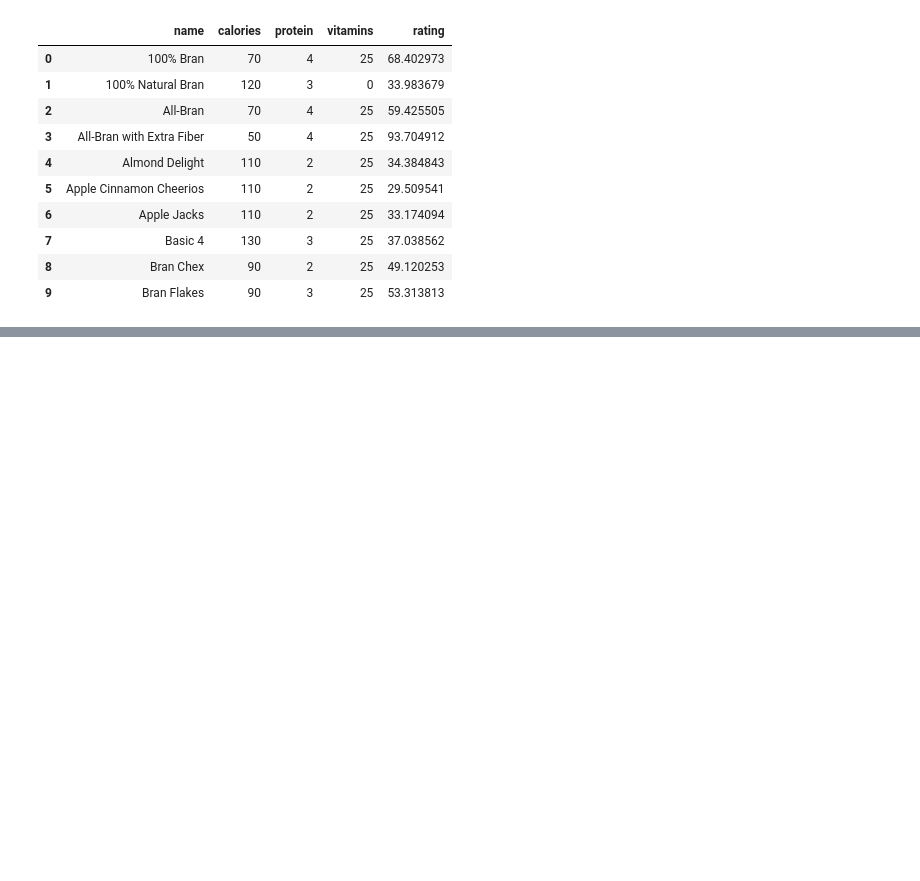
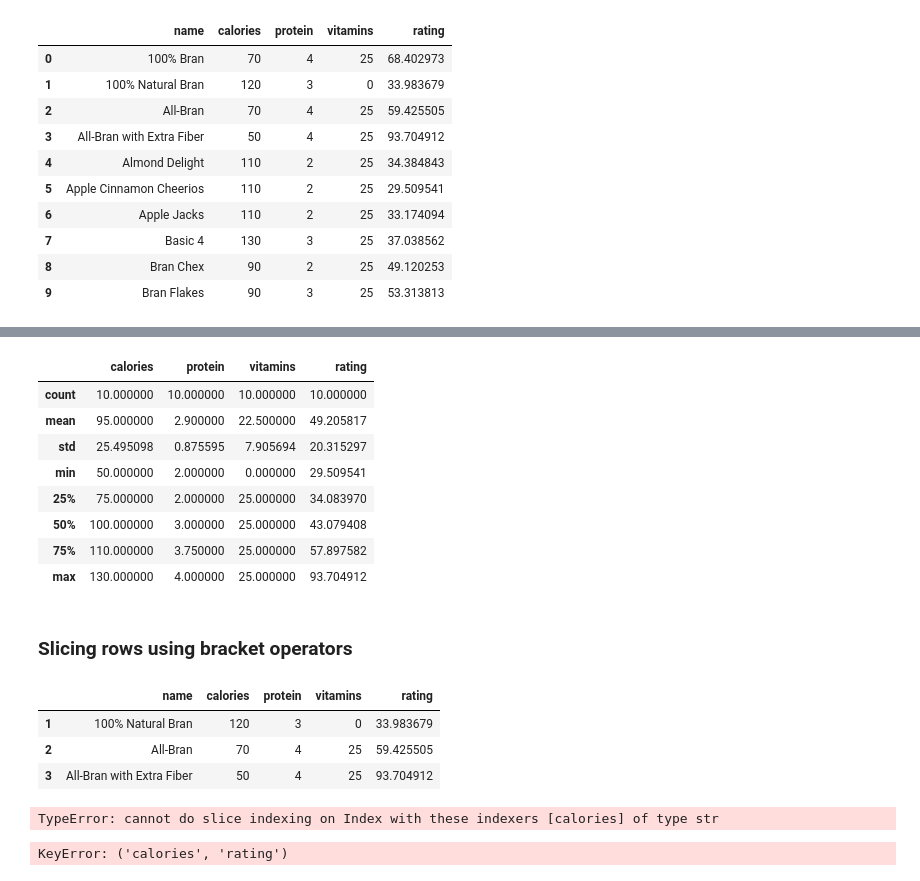
Before and after one commit to priyanka8625/TechSaksham-AI-Training-2025, a Jupyter notebook: Day11_Pandas/Pandas.ipynb, the cells around one changed output, grey strips where cells are left out. Saved outputs shown, nothing was run; the diff lists cells and outputs as text; code cells hidden in the pictures; blank space fills up the shorter version.

```diff
--- a/Day11_Pandas/Pandas.ipynb
+++ b/Day11_Pandas/Pandas.ipynb
@@ -226,0 +279,29 @@ df
+# %%
+df.describe()
+# %% [output]
+|  | calories | protein | vitamins | rating |
+| count | 10.000000 | 10.000000 | 10.000000 | 10.000000 |
+| mean | 95.000000 | 2.900000 | 22.500000 | 49.205817 |
+| std | 25.495098 | 0.875595 | 7.905694 | 20.315297 |
+| min | 50.000000 | 2.000000 | 0.000000 | 29.509541 |
+| 25% | 75.000000 | 2.000000 | 25.000000 | 34.083970 |
+| 50% | 100.000000 | 3.000000 | 25.000000 | 43.079408 |
+| 75% | 110.000000 | 3.750000 | 25.000000 | 57.897582 |
+| max | 130.000000 | 4.000000 | 25.000000 | 93.704912 |
+# %% [markdown]
+### Slicing rows using bracket operators
+# %%
+df[1:4]
+# %% [output]
+|  | name | calories | protein | vitamins | rating |
+| 1 | 100% Natural Bran | 120 | 3 | 0 | 33.983679 |
+| 2 | All-Bran | 70 | 4 | 25 | 59.425505 |
+| 3 | All-Bran with Extra Fiber | 50 | 4 | 25 | 93.704912 |
+# %%
+df['calories':'rating'] #cannot do slice indexing on Index with these indexers [calories] of type str
+# %% [output]
+TypeError: cannot do slice indexing on Index with these indexers [calories] of type str
+# %%
+df['calories','rating'] #in single dimension we can't call multiple column names
+# %% [output]
+KeyError: ('calories', 'rating')
```
Also changed, not shown: parts of 12 cells of this notebook.
